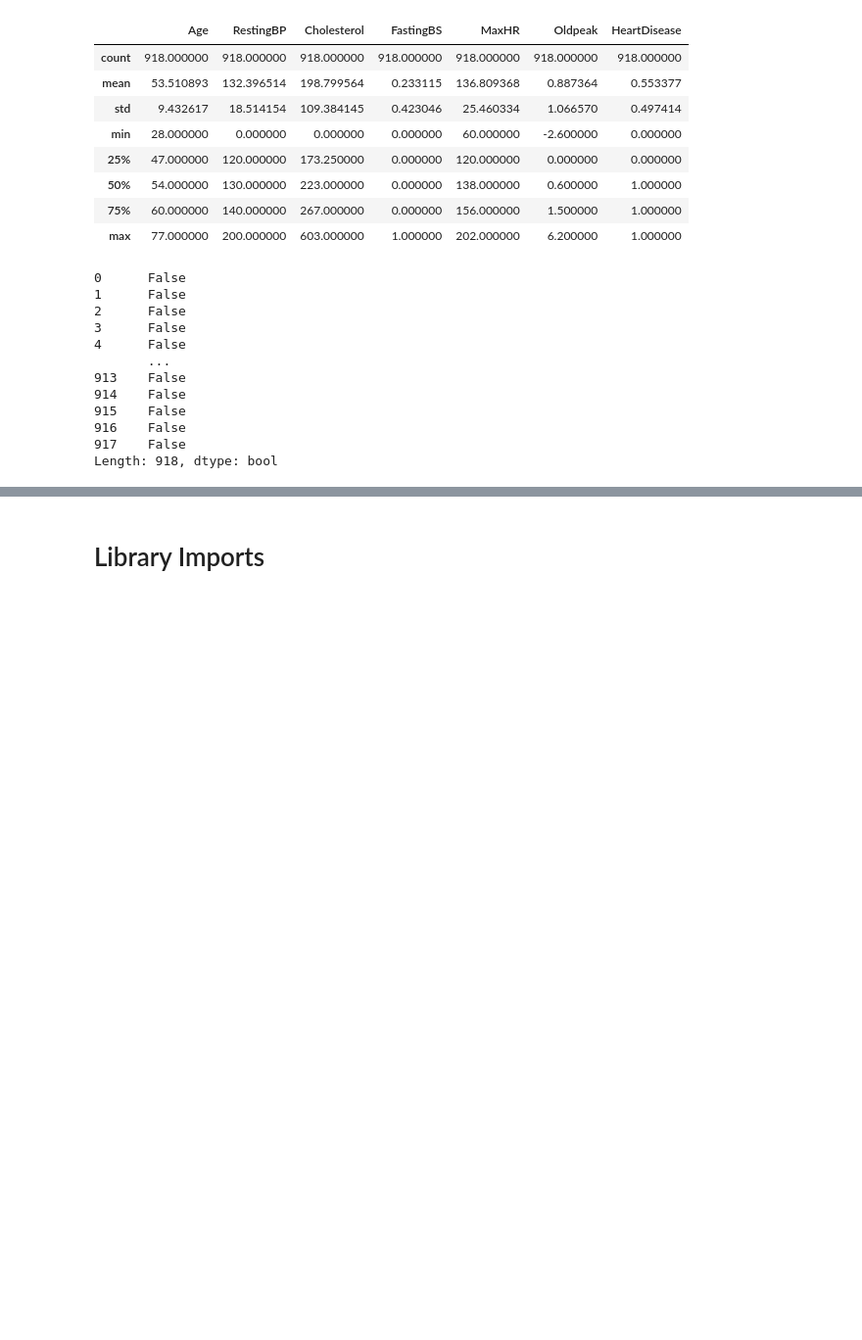
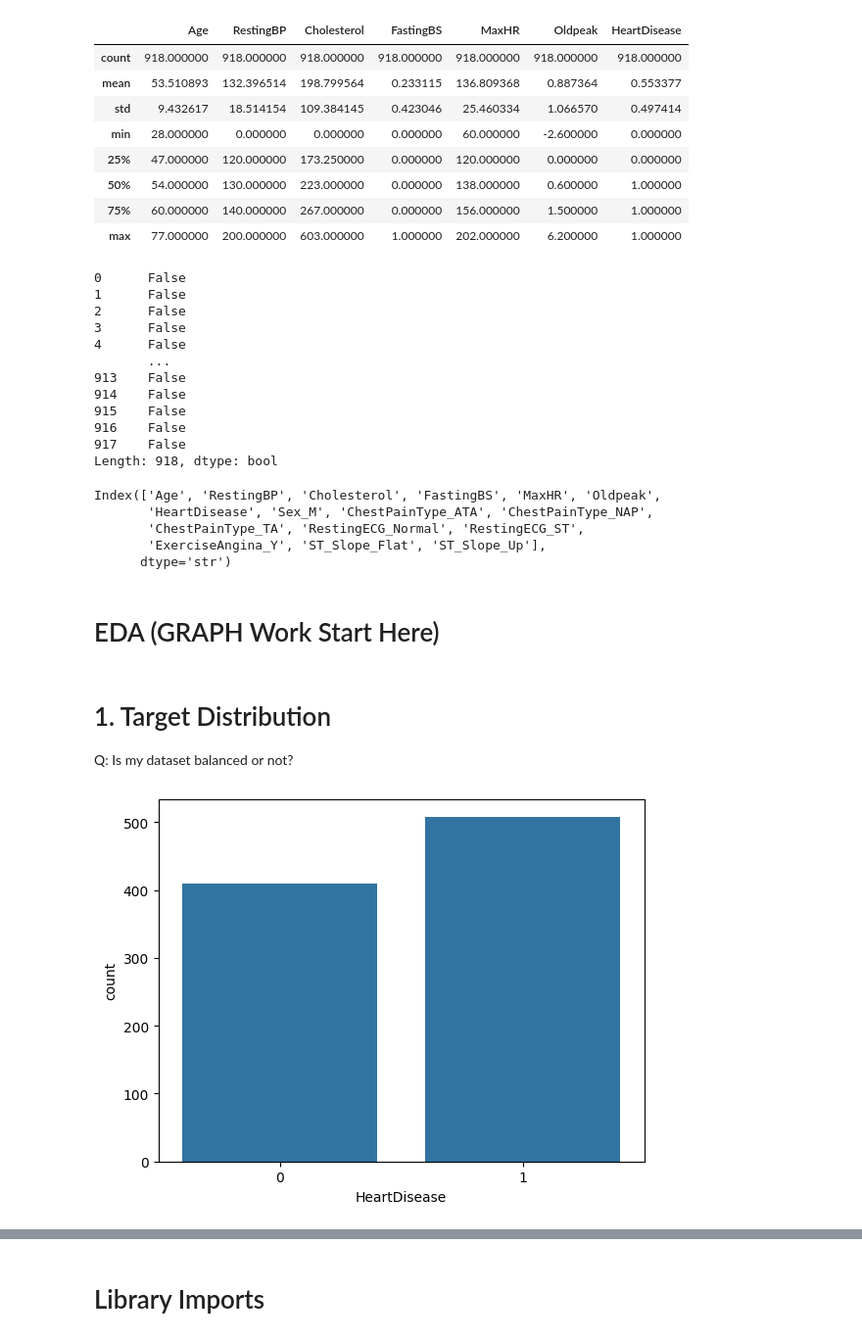
Before and after one commit to zb-analyzt/Heart-Failure-Prediction-Model, a Jupyter notebook: data.ipynb, the cells around one changed output, grey strips where cells are left out. Shown at 98% size. Cells and saved outputs as stored; diff of their text form; code cells hidden in the pictures; blank space fills up the shorter version.

```diff
--- a/data.ipynb
+++ b/data.ipynb
@@ -96,3 +94,21 @@ df.duplicated()
 916    False
 917    False
 Length: 918, dtype: bool
+# %%
+df.columns
+# %% [output]
+Index(['Age', 'RestingBP', 'Cholesterol', 'FastingBS', 'MaxHR', 'Oldpeak',
+       'HeartDisease', 'Sex_M', 'ChestPainType_ATA', 'ChestPainType_NAP',
+       'ChestPainType_TA', 'RestingECG_Normal', 'RestingECG_ST',
+       'ExerciseAngina_Y', 'ST_Slope_Flat', 'ST_Slope_Up'],
+      dtype='str')
+# %% [markdown]
+# EDA (GRAPH Work Start Here)
+# %% [markdown]
+# 1. Target Distribution
+Q: Is my dataset balanced or not?
+# %%
+sns.countplot(x='HeartDisease', data=df)
+plt.show()
+# %% [output]
+[figure, added]
```
Also changed, not shown: parts of 9 cells of this notebook.
